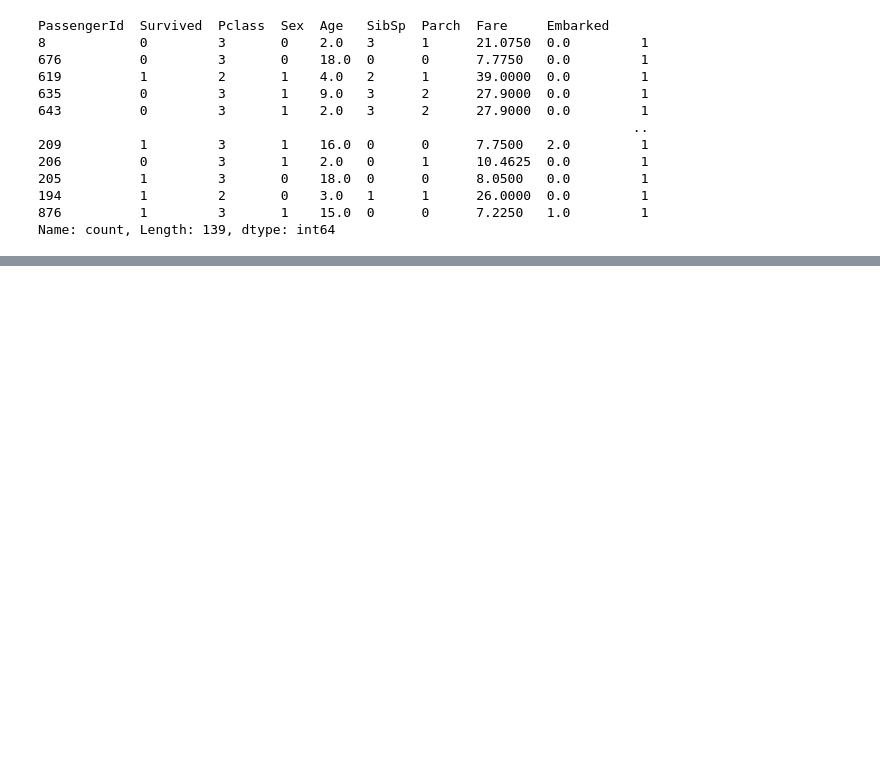
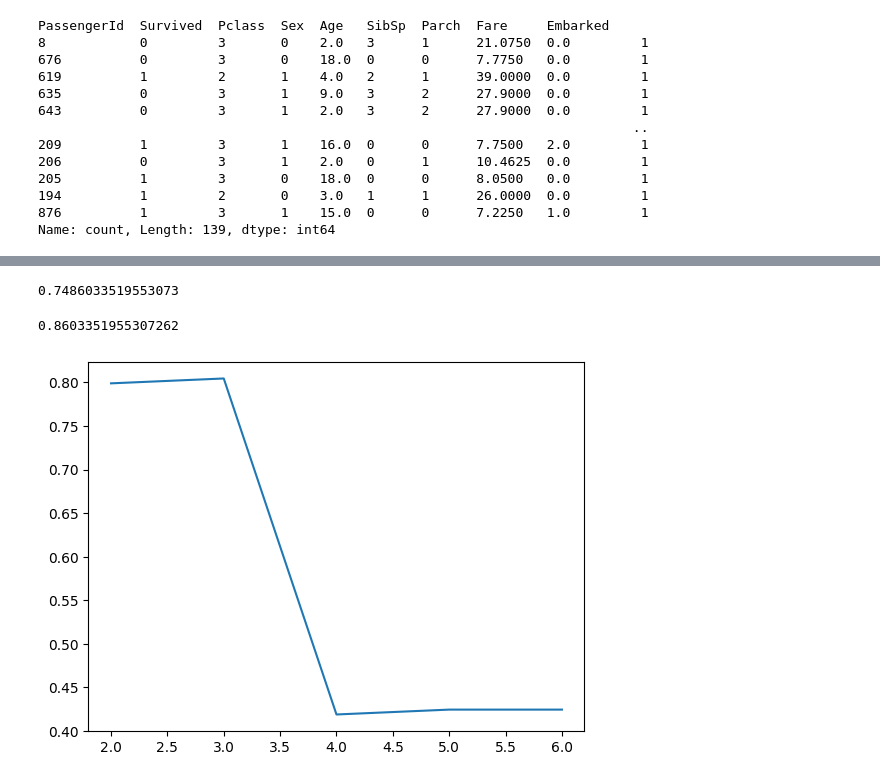
Before and after one commit to Koslowsky1337/Python_Aufgaben, a Jupyter notebook: titanic_death/analyse.ipynb, the cells around one changed output, grey strips where cells are left out. Cells and saved outputs as stored; diff of their text form; code cells hidden in the pictures; blank space fills up the shorter version.

```diff
--- a/titanic_death/analyse.ipynb
+++ b/titanic_death/analyse.ipynb
@@ -34,6 +34,8 @@ titanic = convert_col_to_numerical(titanic, 'Sex') # Male = 0 | Female = 1
 titanic = convert_col_to_numerical(titanic, 'Embarked') # S = 0 | C = 1 | Q = 2
 
 titanic.drop(['Name', 'Cabin', 'Ticket'], axis=1, inplace=True)
+
+titanic['Age'].fillna(titanic['Age'].mean(), inplace=True)
 # %%
 titanic.head()
 # %% [output]
@@ -68,0 +90,40 @@ Name: count, Length: 139, dtype: int64
+# %%
+X = titanic.drop(['Survived'], axis=1)
+y  = titanic['Survived']
+
+X_train = X[:int(0.8*len(X))]
+y_train = y[:int(0.8*len(y))]
+
+X_test = X[int(0.8*len(X)):]
+y_test = y[int(0.8*len(y)):]
+# %%
+KNN = KNeighborsClassifier(n_neighbors=12)
+KNN.fit(X_train, y_train)
+print(KNN.score(X_test, y_test))
+
+DT = DecisionTreeClassifier(max_leaf_nodes=26)
+DT.fit(X_train, y_train)
+DT.score(X_test, y_test)
+# %% [output]
+0.7486033519553073
+0.8603351955307262
+# %%
+# 12 ist der beste KNN
+scores = []
+for i in range(2, 25):
+    KNN = KNeighborsClassifier(n_neighbors=i)
+    KNN.fit(X_train, y_train)
+    scores.append(KNN.score(X_test, y_test))
+plt.plot(range(2, 25), scores)
+plt.show()
+# %%
+# 26 ist die beste Anzahl an leaf nodes
+scores = []
+for i in range(2, 7):
+    DT = DecisionTreeClassifier(max_leaf_nodes=26, max_depth=i)
+    DT.fit(X_train, y_train)
+    scores.append(DT.score(X_test, y_test))
+plt.plot(range(2, 7), scores)
+plt.show()
+# %% [output]
+[figure, added]
```
Also changed, not shown: parts of 3 cells of this notebook.
